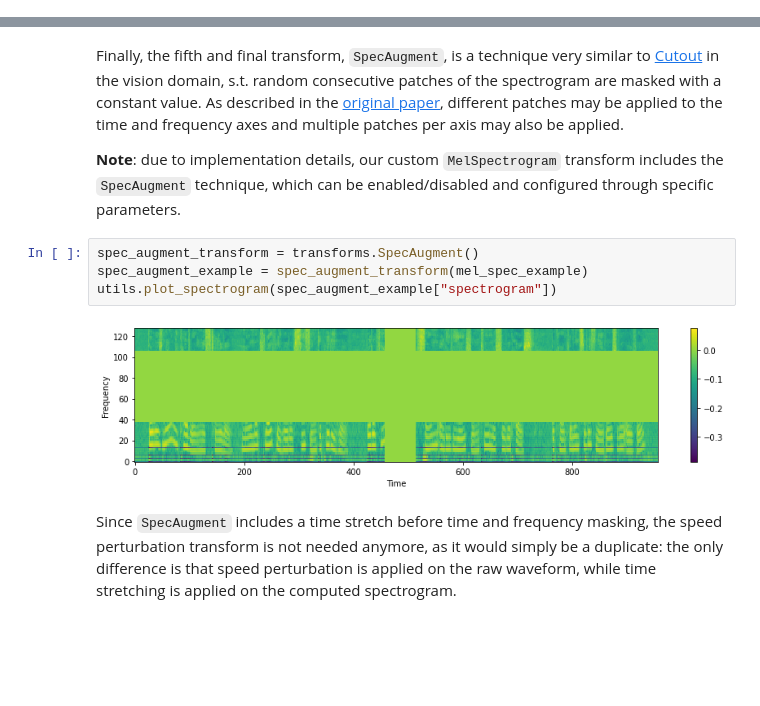
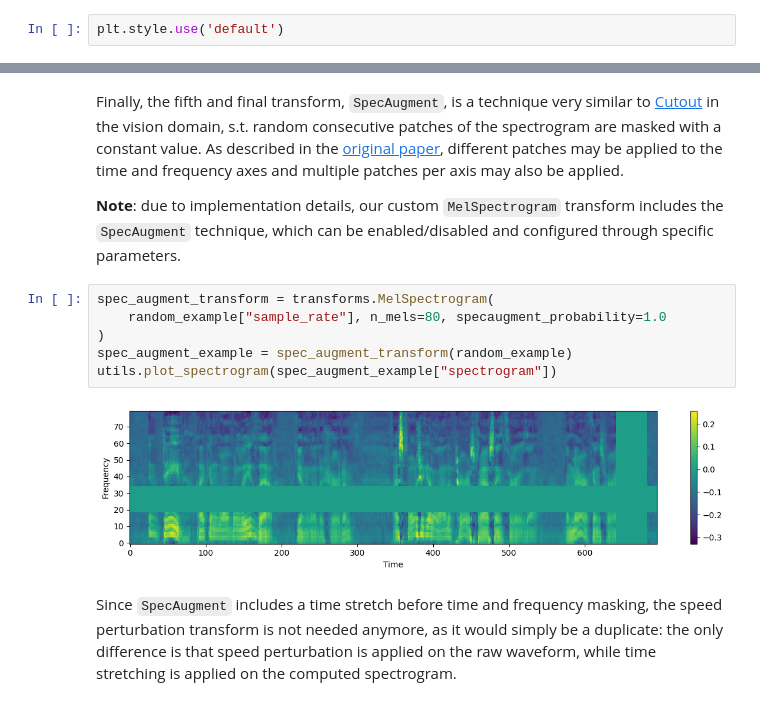
Before and after one commit to Wadaboa/titanet, a Jupyter notebook: titanet.ipynb, the cells around one changed output, grey strips where cells are left out. Saved outputs shown, nothing was run; the diff lists cells and outputs as text; blank space fills up the shorter version.

```diff
--- a/titanet.ipynb
+++ b/titanet.ipynb
@@ -69,3 +67,5 @@ plt.style.use('seaborn')
+# %%
+plt.style.use('default')
 # %% [markdown]
 ## Dataset
 # %% [markdown]
@@ -159,11 +161,13 @@ Finally, the fifth and final transform, `SpecAugment`, is a technique very simil
 
 **Note**: due to implementation details, our custom `MelSpectrogram` transform includes the `SpecAugment` technique, which can be enabled/disabled and configured through specific parameters.
 # %%
-spec_augment_transform = transforms.SpecAugment()
-spec_augment_example = spec_augment_transform(mel_spec_example)
+spec_augment_transform = transforms.MelSpectrogram(
+    random_example["sample_rate"], n_mels=80, specaugment_probability=1.0
+)
+spec_augment_example = spec_augment_transform(random_example)
 utils.plot_spectrogram(spec_augment_example["spectrogram"])
 # %% [output]
-[figure, old version]
+[figure, new version]
 # %% [markdown]
 Since `SpecAugment` includes a time stretch before time and frequency masking, the speed perturbation transform is not needed anymore, as it would simply be a duplicate: the only difference is that speed perturbation is applied on the raw waveform, while time stretching is applied on the computed spectrogram.
 # %% [markdown]
```
Also changed, not shown: parts of 8 cells of this notebook.
